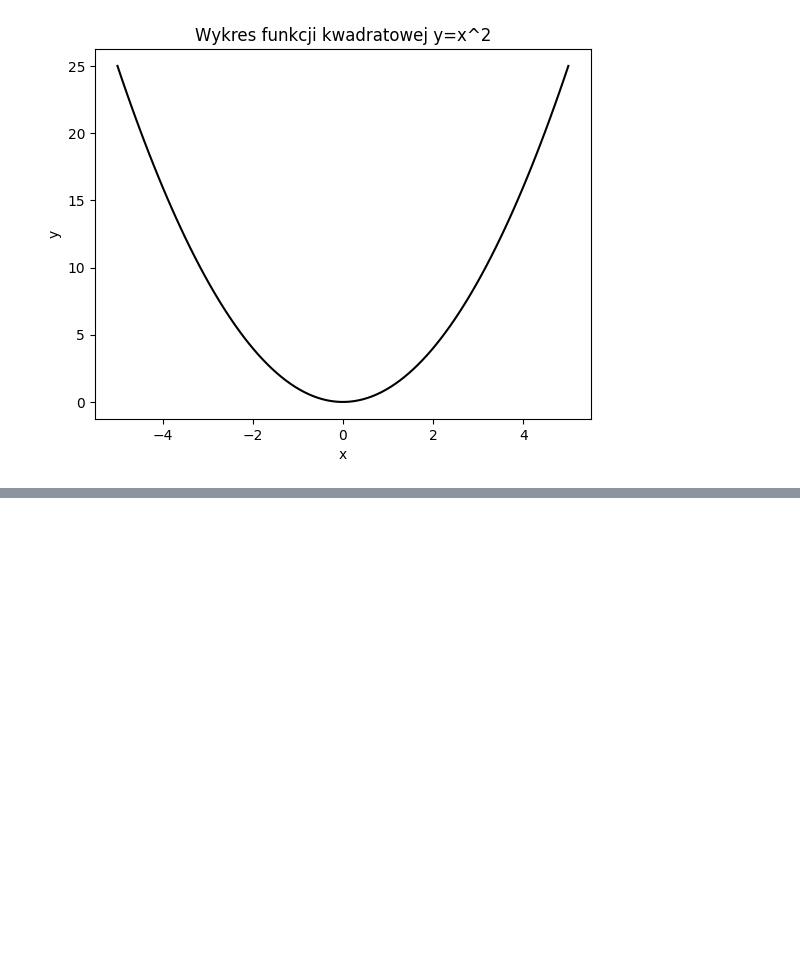
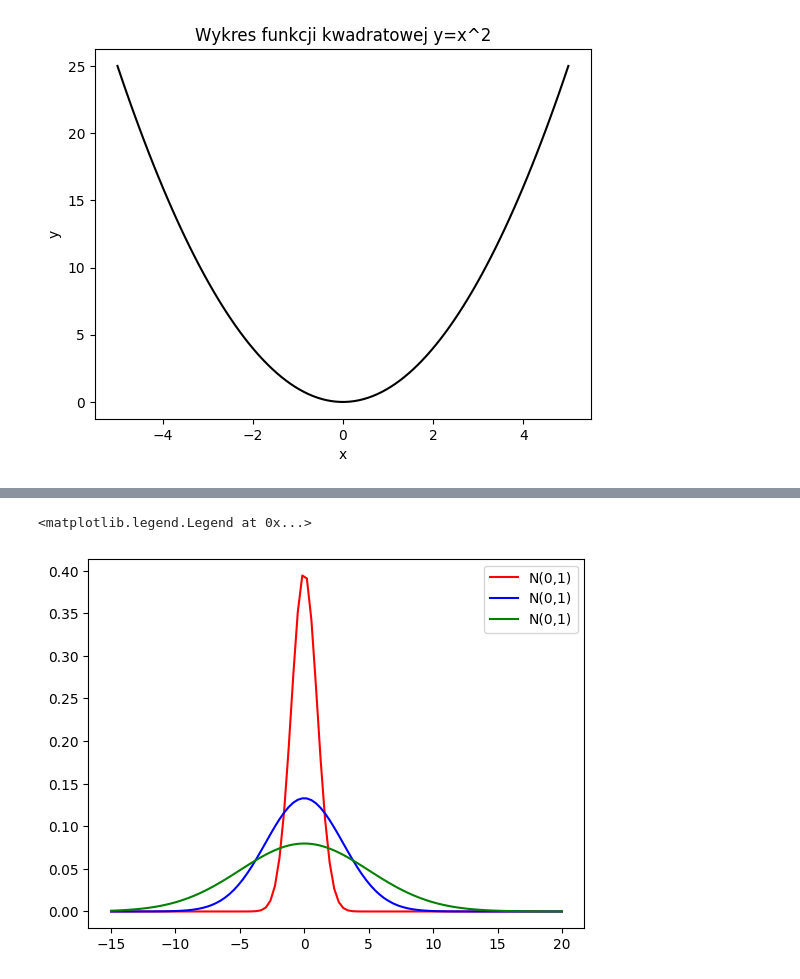
Before and after one commit to Davvid01/python, a Jupyter notebook: Wizualizacja danych i raportowanie/Wizulizacja danych.ipynb, the cells around one changed output, grey strips where cells are left out. Cells and saved outputs as stored; diff of their text form; code cells hidden in the pictures; blank space fills up the shorter version.

```diff
--- a/Wizualizacja danych i raportowanie/Wizulizacja danych.ipynb
+++ b/Wizualizacja danych i raportowanie/Wizulizacja danych.ipynb
@@ -44,0 +65,10 @@ AttributeError: 'numpy.ndarray' object has no attribute 'np'
+# %%
+#zadanie 10
+x=np.linspace(-15,20,100)
+plt.plot(x,stats.norm.pdf(x,loc=0,scale=1),color='r',label='N(0,1)')
+plt.plot(x,stats.norm.pdf(x,loc=0,scale=3),color='b',label='N(0,1)')
+plt.plot(x,stats.norm.pdf(x,loc=0,scale=5),color='g',label='N(0,1)')
+plt.legend(loc='upper right')
+# %% [output]
+<matplotlib.legend.Legend at 0x...>
+[figure, added]
```
Also changed, not shown: parts of 6 cells of this notebook.
